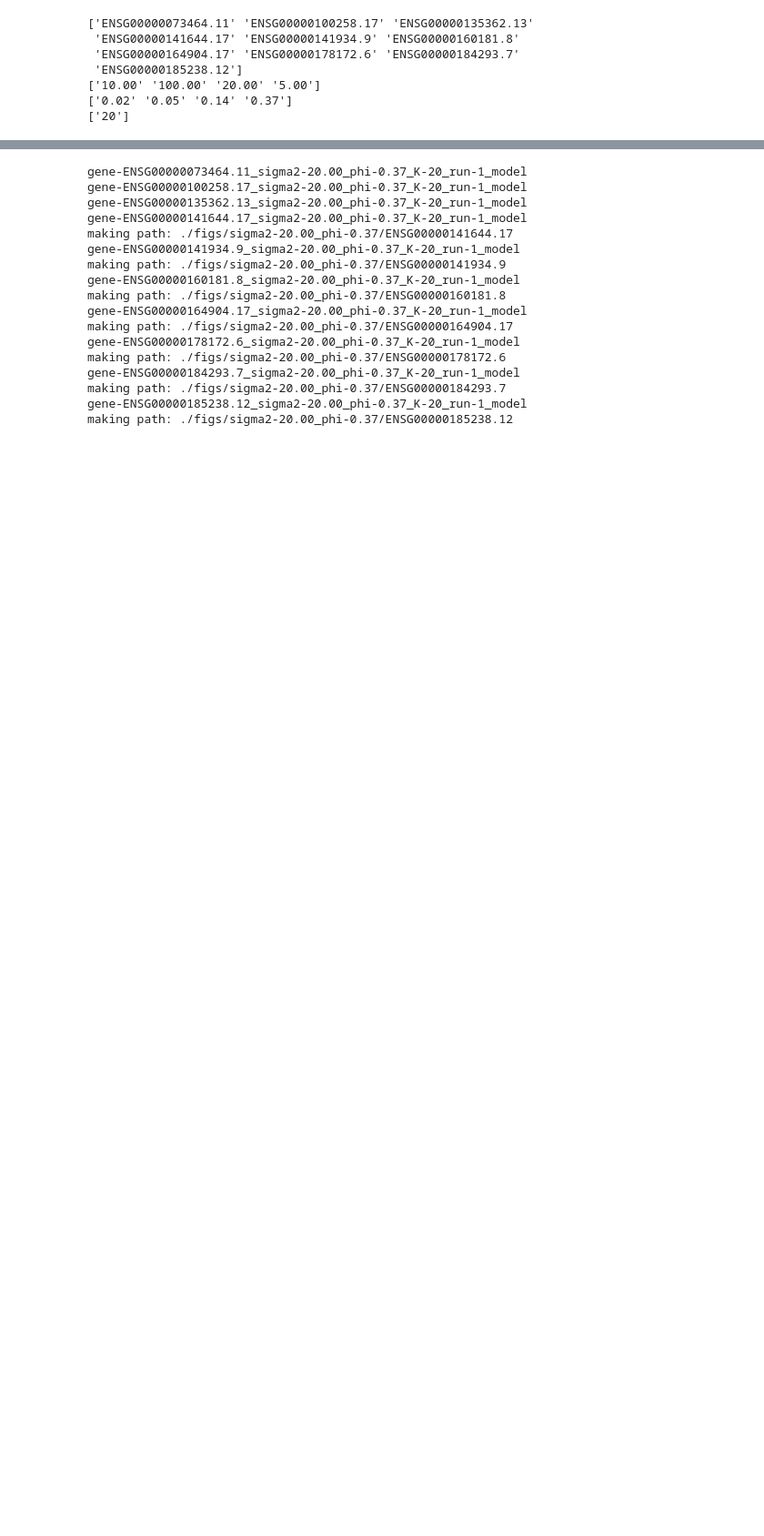
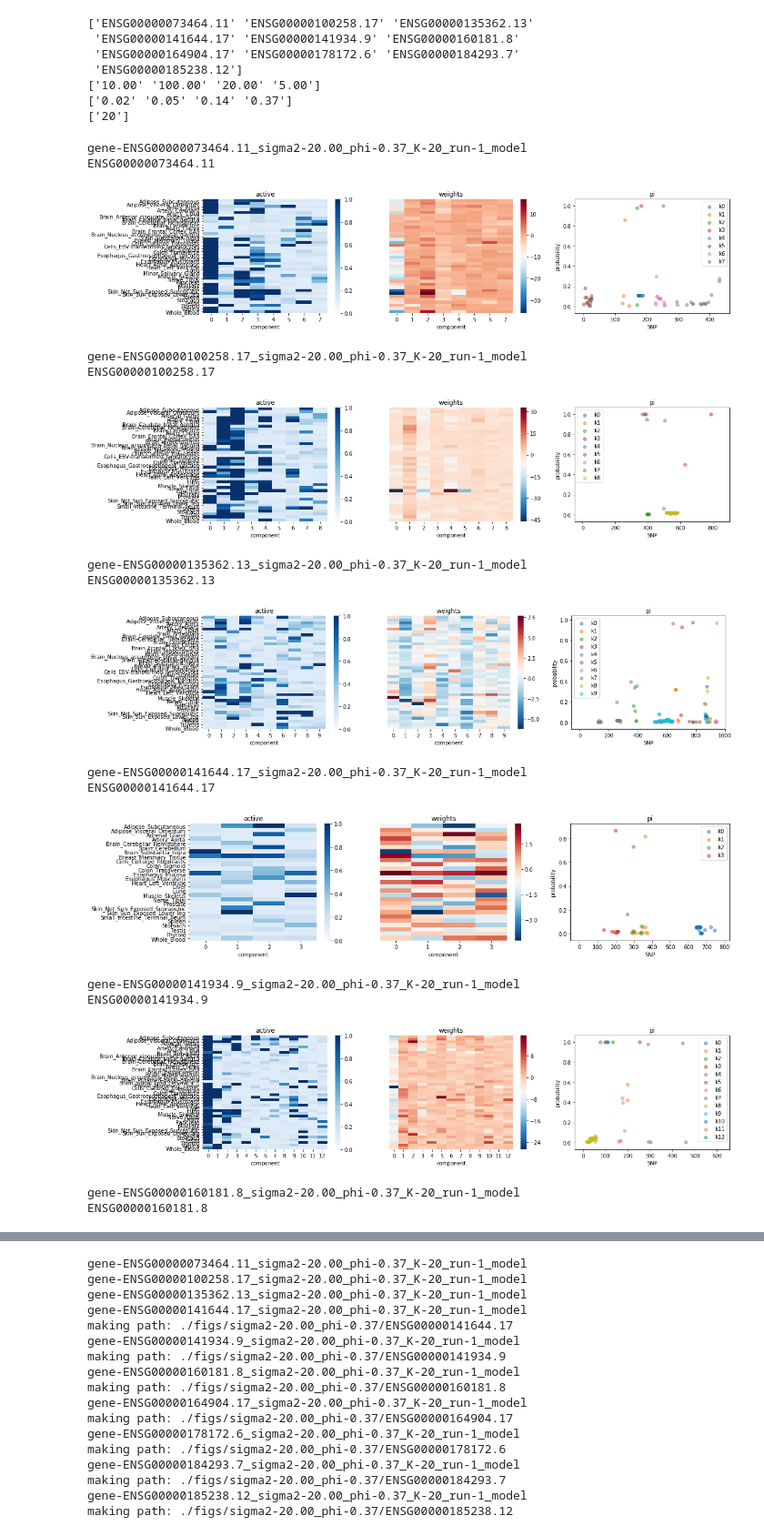
Before and after one commit to karltayeb/cafeh, a Jupyter notebook: notebooks/marios_genes_results.ipynb, the cells around one changed output, grey strips where cells are left out. Shown at 91% size. Cells and saved outputs as stored; diff of their text form; code cells hidden in the pictures; blank space fills up the shorter version.

```diff
--- a/notebooks/marios_genes_results.ipynb
+++ b/notebooks/marios_genes_results.ipynb
@@ -8,18 +8,18 @@ import pickle
 import os
 
 from collections import namedtuple
-from spike_and_slab_ser import SpikeSlabSER
+from coloc.spike_and_slab_ser import SpikeSlabSER
 
 import matplotlib.pyplot as plt
 import seaborn as sns
 
 ModelParams = None
 
-model_names = os.listdir('./output/models/')
+model_names = os.listdir('/work-zfs/abattle4/karl/ss_ser/models')
 
 models = {}
 for model in model_names:
-    model_dict = pickle.load(open('./output/models/{}'.format(model), 'rb'))
+    model_dict = pickle.load(open('/work-zfs/abattle4/karl/ss_ser/models/{}'.format(model), 'rb'))
     #if ModelParams is None:
     #    ModelParams = namedtuple('ModelParams', model_dict.keys())
     #models[model] = ModelParams(**model_dict)
@@ -62,0 +72,29 @@ print(Ks)
+# %%
+gene_models = {}
+for gene in genes:
+    key = get_key([gene, sigma2s[2], phis[3], Ks[0], 1])
+    print(key)
+
+    model = SpikeSlabSER(np.zeros((1, 1)), np.zeros((1, 1)), 1, [], [], 0.1, 10.0)
+    model.__dict__ = models[key]
+
+    print(gene)
+    model.plot_components()
+# %% [output]
+gene-ENSG00000073464.11_sigma2-20.00_phi-0.37_K-20_run-1_model
+ENSG00000073464.11
+[figure, added]
+gene-ENSG00000100258.17_sigma2-20.00_phi-0.37_K-20_run-1_model
+ENSG00000100258.17
+[figure, added]
+gene-ENSG00000135362.13_sigma2-20.00_phi-0.37_K-20_run-1_model
+ENSG00000135362.13
+[figure, added]
+gene-ENSG00000141644.17_sigma2-20.00_phi-0.37_K-20_run-1_model
+ENSG00000141644.17
+[figure, added]
+gene-ENSG00000141934.9_sigma2-20.00_phi-0.37_K-20_run-1_model
+ENSG00000141934.9
+[figure, added]
+gene-ENSG00000160181.8_sigma2-20.00_phi-0.37_K-20_run-1_model
+ENSG00000160181.8
```
Also changed, not shown: parts of 6 cells of this notebook.
